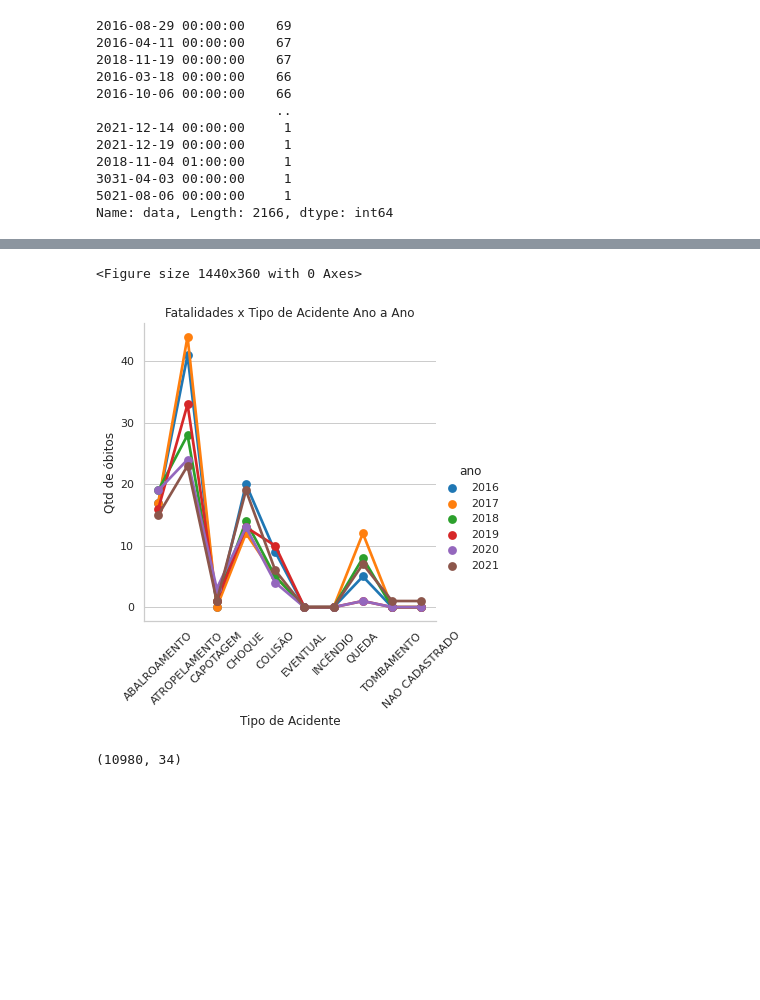
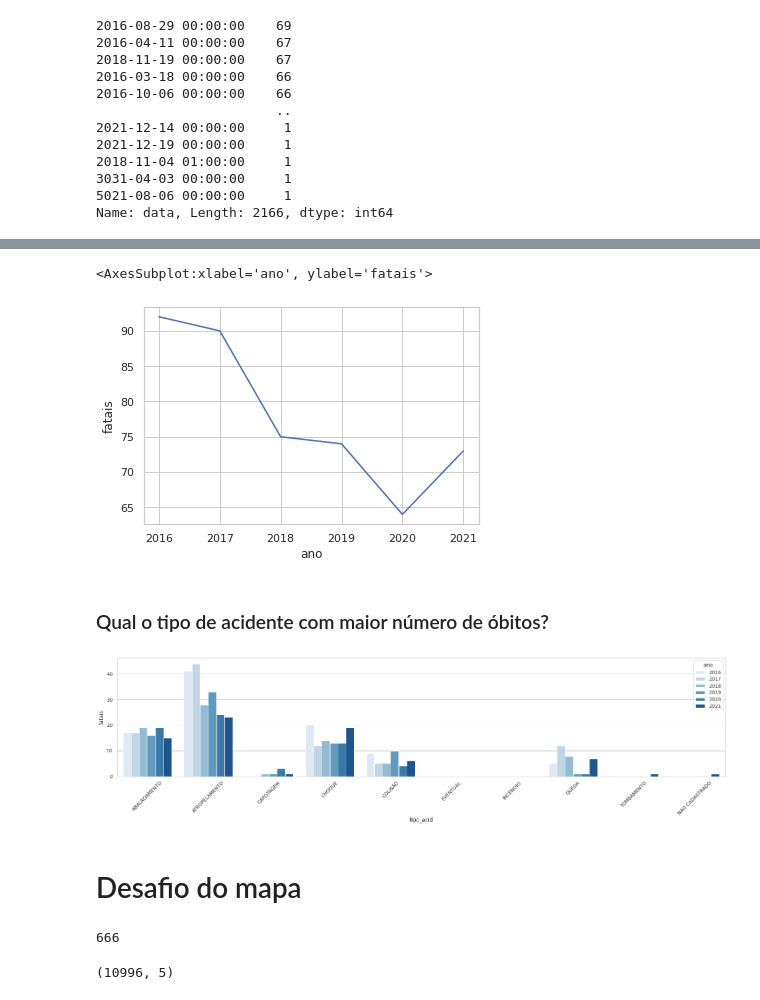
Before and after one commit to vallinoto/ensino, a Jupyter notebook: ext-manip-dados/projetos_guiados/Projeto - Acidentes de Trânsito POA.ipynb, the cells around one changed output, grey strips where cells are left out. Saved outputs shown, nothing was run; the diff lists cells and outputs as text; code cells hidden in the pictures; blank space fills up the shorter version.

```diff
--- a/ext-manip-dados/projetos_guiados/Projeto - Acidentes de Trânsito POA.ipynb
+++ b/ext-manip-dados/projetos_guiados/Projeto - Acidentes de Trânsito POA.ipynb
@@ -95,3 +93,3 @@ drop_lines = df_raw[ (df_raw['data'] == '3031-04-03 00:00:00') | (df_raw['data']
 # %%
-df_analise = df_raw.drop(index=drop_lines, axis=0)
+df_analise = df_raw.drop(index=linhas_c_erro.index, axis=0)
 # %%
@@ -128 +114,3 @@ Name: data, Length: 2163, dtype: int64
+# %%
+df_analise.drop(index=69795, inplace=True)
 # %%
@@ -183,22 +236,25 @@ import matplotlib.pyplot as plt
+# %%
+sns.lineplot(data=obitos, x='ano', y='fatais')
+# %% [output]
+<AxesSubplot:xlabel='ano', ylabel='fatais'>
+[figure, added]
 # %%
-fatalidades = df_analise.groupby([pd.Grouper(key='data',freq='y'), 'tipo_acid'])['fatais'].sum()
-fatalidades = pd.DataFrame(fatalidades)
+obitos_cat = df_analise.groupby([pd.Grouper(key='data', freq='y'), 'tipo_acid'])['fatais'].sum()
 # %%
-fatalidades.reset_index(inplace=True)
-fatalidades['ano'] = pd.DatetimeIndex(fatalidades['data']).year
+obitos_cat = pd.DataFrame(obitos_cat)
+obitos_cat.reset_index(inplace=True)
+obitos_cat['ano'] = pd.DatetimeIndex(obitos_cat['data']).year
+# %% [markdown]
+### Qual o tipo de acidente com maior número de óbitos?
 # %%
-plt.figure(figsize=(20,5))
+plt.figure(figsize=(25,5))
 
-sns.set_theme(style="whitegrid")
-sns.catplot(data=fatalidades, x='tipo_acid',hue='ano', y='fatais',palette="tab10",kind="point", linewidth=1.5)
+sns.barplot(data=obitos_cat, x='tipo_acid', y='fatais', hue='ano', palette='Blues')
+plt.xticks(rotation=45)
 
-plt.title('Fatalidades x Tipo de Acidente Ano a Ano')
-plt.xlabel('Tipo de Acidente')
-plt.ylabel('Qtd de óbitos')
-
-plt.xticks(rotation=45)
 plt.show()
 # %% [output]
-<Figure size 1440x360 with 0 Axes>
-[figure, old version]
+[figure, new version]
+# %% [markdown]
+# Desafio do mapa
 # %%
@@ -206,4 +264,8 @@ df_2021 = df_analise[df_analise['data'] > '2021-01-01 00:00:00']
+# %%
+mapa['longitude'].isnull().sum()
+# %% [output]
+666
 # %%
-df_2021.shape
+mapa.shape
 # %% [output]
-(10980, 34)
+(10996, 5)
```
Also changed, not shown: parts of 65 cells of this notebook, 2 other files.
